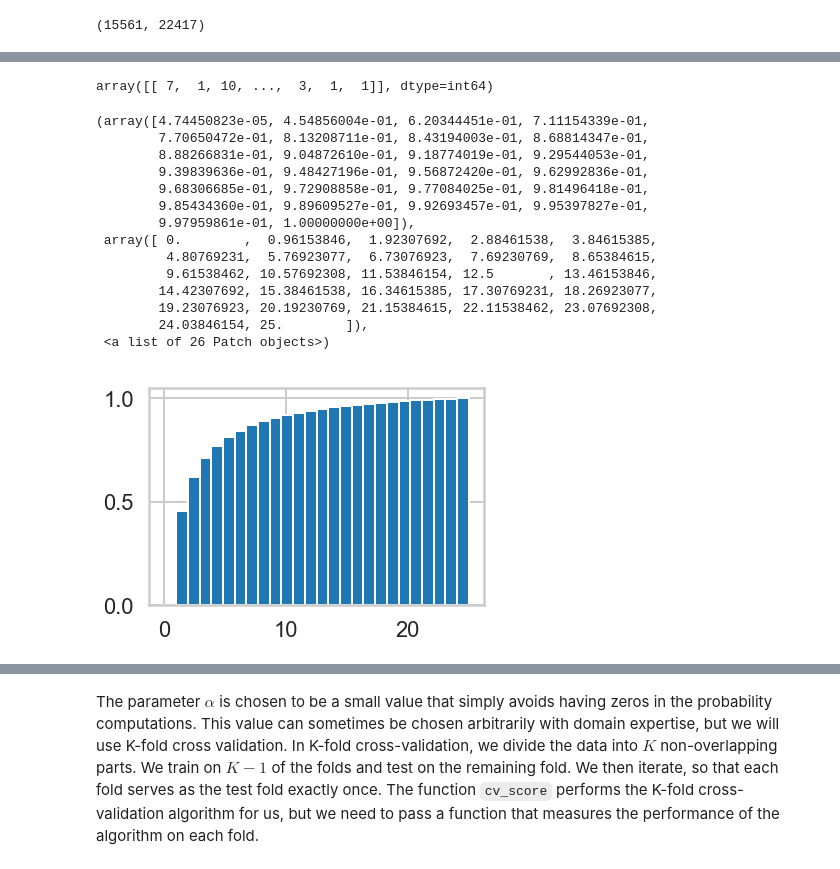
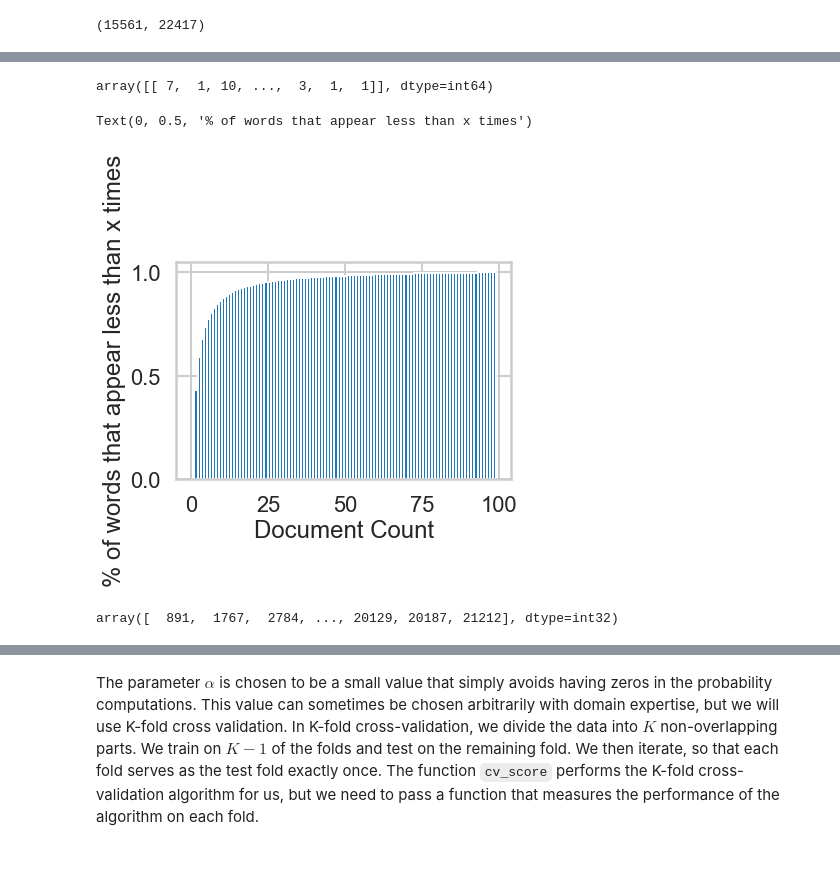
Before and after one commit to yi1982/Springboard, a Jupyter notebook: ml/Mini_Project_Naive_Bayes.ipynb, the cells around one changed output, grey strips where cells are left out. Cells and saved outputs as stored; diff of their text form; code cells hidden in the pictures.

```diff
--- a/ml/Mini_Project_Naive_Bayes.ipynb
+++ b/ml/Mini_Project_Naive_Bayes.ipynb
@@ -302,12 +307,3 @@ type(X[1,:])
 X.shape
 # %% [output]
 (15561, 22417)
-# %%
-Xsum = np.copy(X[1,:].toarray())
-Xsum[Xsum >= 1] = 1
-for i in range (1,15561):
-#    for j in range(22417):
-     Xi = np.copy(X[i,:].toarray())
-     Xi[Xi >=1] = 1
-     Xsum = Xsum + Xi
-Xsum.shape
@@ -341,23 +310,22 @@ plt.hist(Xsum3[Xsum3<26],bins=26,cumulative = True, density = True)
-# %%
-Xsum
-# %% [output]
-array([[ 7,  1, 10, ...,  3,  1,  1]], dtype=int64)
+# %%
+#Method 1
+Xsum
+# %% [output]
+array([[ 7,  1, 10, ...,  3,  1,  1]], dtype=int64)
 # %%
 Xsum1=np.array(Xsum)[0]
-plt.hist(Xsum1[Xsum1<26],bins=26,cumulative = True, density = True)
+plt.hist(Xsum1[Xsum1<100],bins=100,cumulative = True, density = True)
+
+plt.xlabel("Document Count")
+plt.ylabel("% of words that appear less than x times")
 # %% [output]
-(array([4.74450823e-05, 4.54856004e-01, 6.20344451e-01, 7.11154339e-01,
-        7.70650472e-01, 8.13208711e-01, 8.43194003e-01, 8.68814347e-01,
-        8.88266831e-01, 9.04872610e-01, 9.18774019e-01, 9.29544053e-01,
-        9.39839636e-01, 9.48427196e-01, 9.56872420e-01, 9.62992836e-01,
-        9.68306685e-01, 9.72908858e-01, 9.77084025e-01, 9.81496418e-01,
-        9.85434360e-01, 9.89609527e-01, 9.92693457e-01, 9.95397827e-01,
-        9.97959861e-01, 1.00000000e+00]),
- array([ 0.        ,  0.96153846,  1.92307692,  2.88461538,  3.84615385,
-         4.80769231,  5.76923077,  6.73076923,  7.69230769,  8.65384615,
-         9.61538462, 10.57692308, 11.53846154, 12.5       , 13.46153846,
-        14.42307692, 15.38461538, 16.34615385, 17.30769231, 18.26923077,
-        19.23076923, 20.19230769, 21.15384615, 22.11538462, 23.07692308,
-        24.03846154, 25.        ]),
- <a list of 26 Patch objects>)
+Text(0, 0.5, '% of words that appear less than x times')
-[figure, old version]
+[figure, new version]
+# %%
+#Method 2 using Counter
+from collections import Counter
+document_count = Counter(X.tocsr().indices).values()
+
+X.tocsr().indices
+# %% [output]
+array([  891,  1767,  2784, ..., 20129, 20187, 21212], dtype=int32)
```
Also changed, not shown: parts of 15 cells of this notebook.
